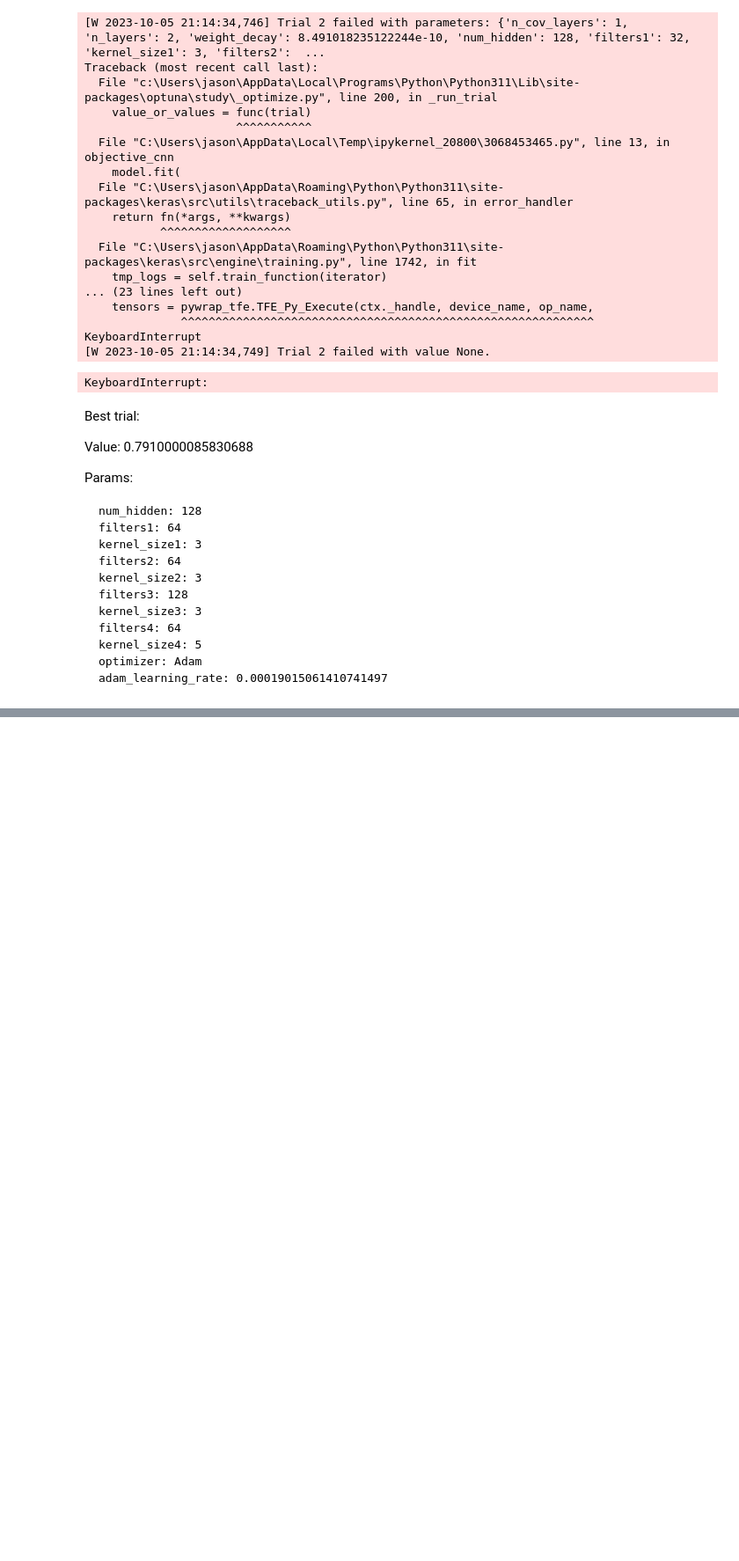
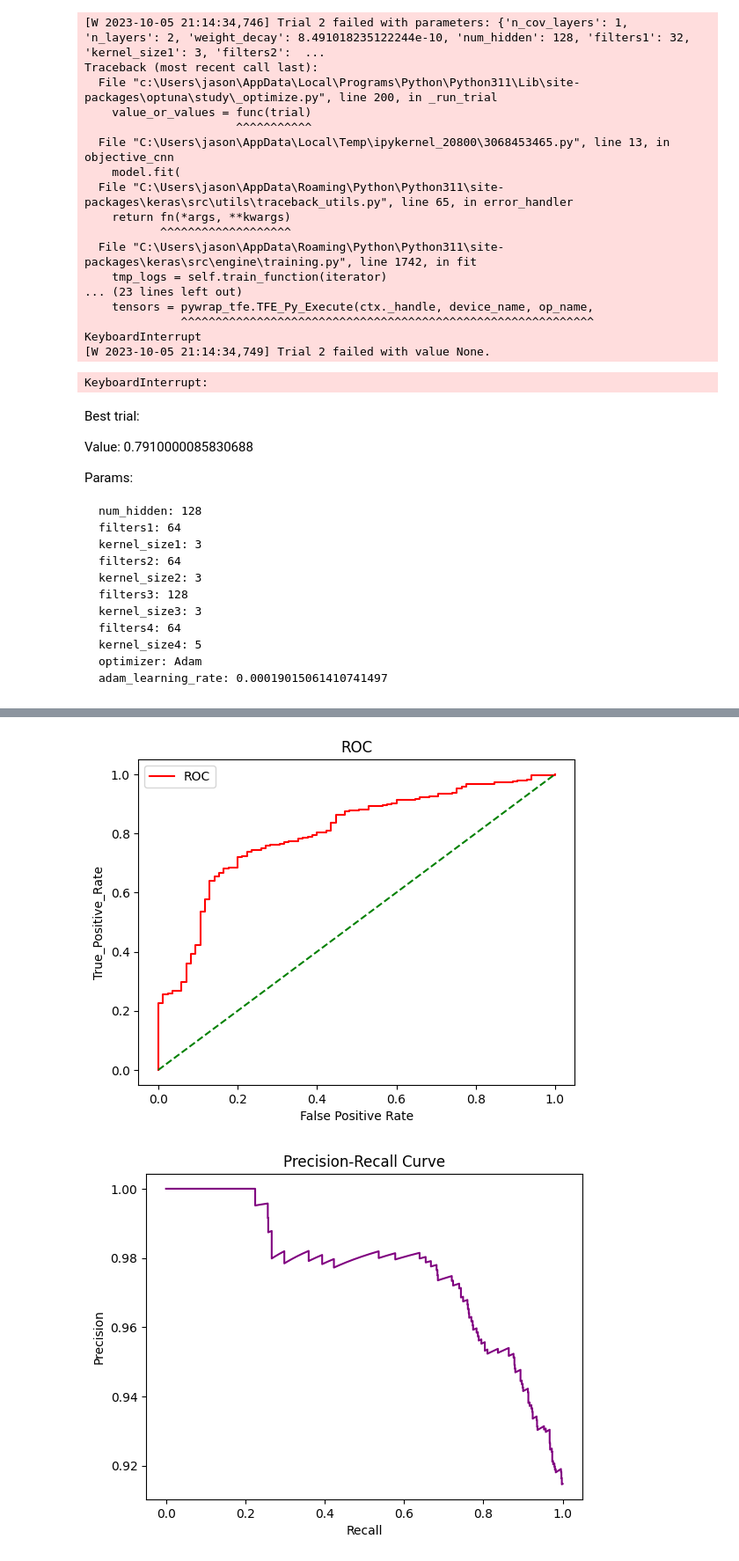
Before and after one commit to Jasonchen0317/ML_Projects, a Jupyter notebook: assignment-2/assignment_2_rareEvents.ipynb, the cells around one changed output, grey strips where cells are left out. Shown at 88% size. Drawn from its saved outputs; the diff is of its cells as text; code cells hidden in the pictures; blank space fills up the shorter version.

```diff
--- a/assignment-2/assignment_2_rareEvents.ipynb
+++ b/assignment-2/assignment_2_rareEvents.ipynb
@@ -386,0 +505,6 @@ plt.show()
+# %%
+#Sample about 4000 datas for each dataset
+rare10_data_sample = rare10_data.sample(frac=0.29)
+rare1_data_sample = rare1_data.sample(frac=0.316)
+print(rare10_data_sample.shape)
+print(rare1_data_sample.shape)
@@ -386,0 +768,9 @@ plt.show()
+# %%
+#split the 10% cat data
+labels = rare10_data_sample['label']
+
+X_train, X_temp = train_test_split(rare10_data_sample, test_size=0.5, stratify=labels, random_state = 42)
+
+label_test_val = X_temp['label']
+
+X_test, X_val = train_test_split(X_temp, test_size=0.5, stratify=label_test_val, random_state = 42)
@@ -386,0 +828,15 @@ plt.show()
+# %%
+class_weight = {
+    0: 10,
+    1: 1
+}
+# %%
+#retrain with squareroot sampled data
+history = model_w.fit(
+      train_generator,
+      steps_per_epoch=2000//train_generator.batch_size,
+      epochs=100,
+      validation_data=validation_generator,
+      validation_steps=1000//validation_generator.batch_size,
+      class_weight=class_weight
+    )
@@ -386,0 +861,15 @@ plt.show()
+# %%
+#Plot the ROC curves and the Recall-Precision curves
+prob = model_w.predict(validation_generator)
+y_pred_prob = np.amax(prob, axis=1)
+y_pred = np.argmax(prob, axis=1)
+
+fper, tper, threshold = roc_curve(validation_generator.classes, y_pred_prob)
+plot_roc_curve(fper, tper)
+
+precision, recall, thresholds = precision_recall_curve(validation_generator.classes, y_pred_prob)
+plot_recall_precision(recall, precision)
+
+ConfusionMatrixDisplay.from_predictions(validation_generator.classes, y_pred)
+plt.show()
+# %% [output]
@@ -386,0 +877,2 @@ plt.show()
+[figure, added]
+[figure, added]
```
Also changed, not shown: parts of 52 cells of this notebook, 3 other files.
